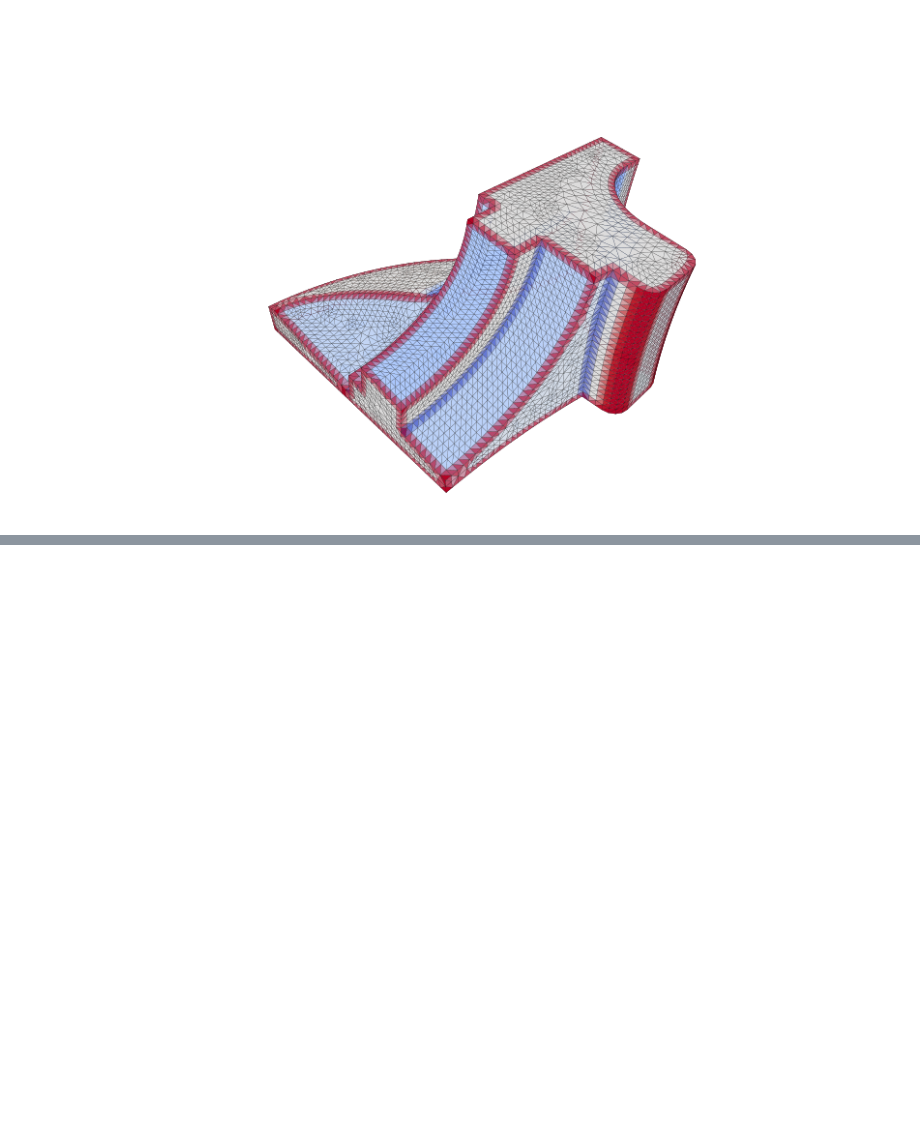
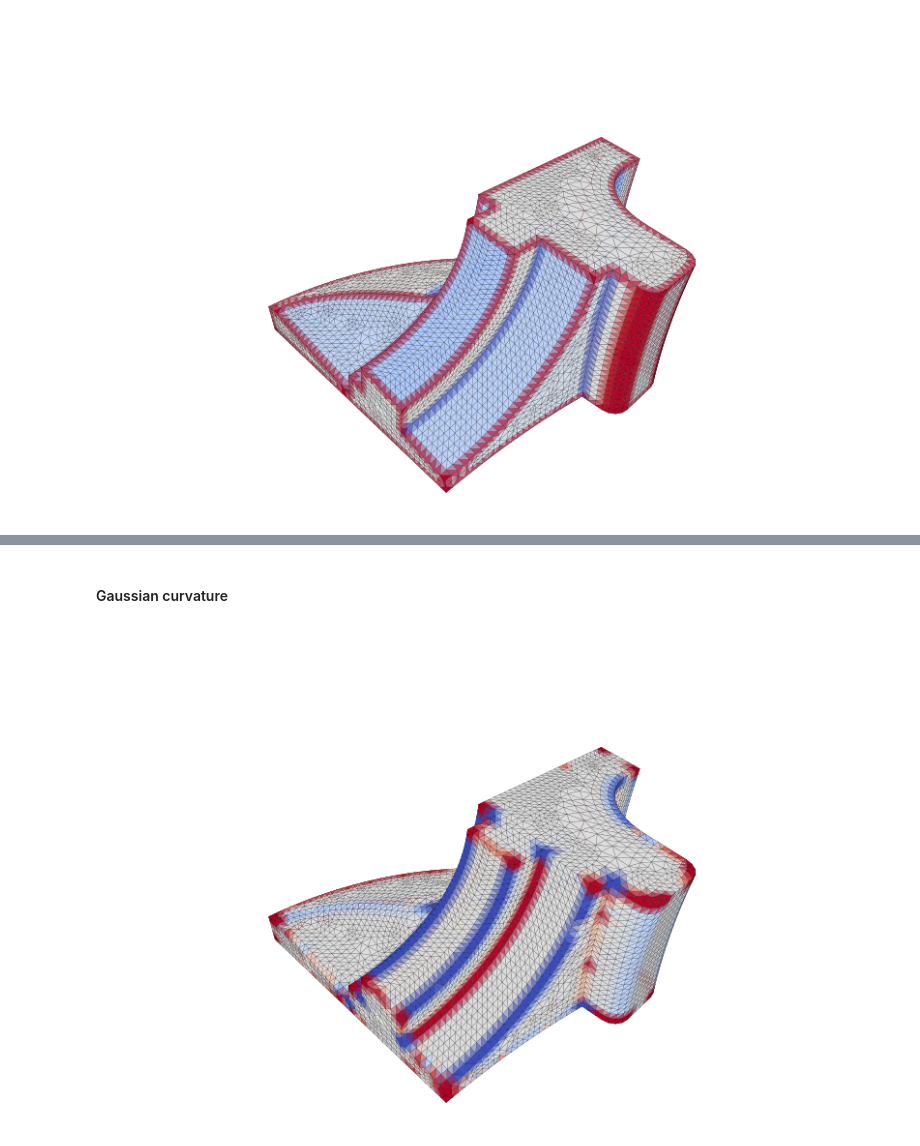
Before and after one commit to tatsy/tinymesh, a Jupyter notebook: examples/python/curvatures.ipynb, the cells around one changed output, grey strips where cells are left out. Cells and saved outputs as stored; diff of their text form; code cells hidden in the pictures; blank space fills up the shorter version.

```diff
--- a/examples/python/curvatures.ipynb
+++ b/examples/python/curvatures.ipynb
@@ -57,0 +85,12 @@ viewer.mesh_visualization(mesh, colors=colorH)
+# %%
+Ks = k_min * k_max
+Hs = 0.5 * (k_min + k_max)
+Hs = np.clip(Hs, -1.0, 1.0) * 0.5 + 0.5
+Ks = np.clip(Ks, -1.0, 1.0) * 0.5 + 0.5
+# %% [markdown]
+#### Gaussian curvature
+# %%
+colorK = cm.coolwarm(Ks)
+viewer.mesh_visualization(mesh, colors=colorK)
+# %% [output]
+[figure, added]
```
Also changed, not shown: parts of 8 cells of this notebook, 13 other files.
